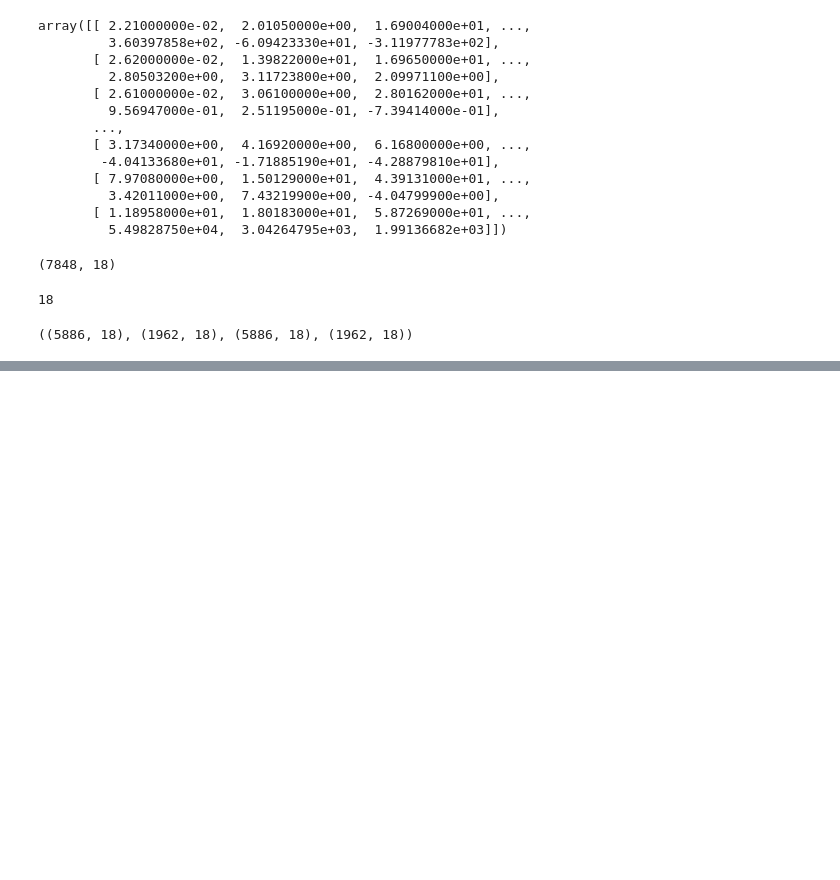
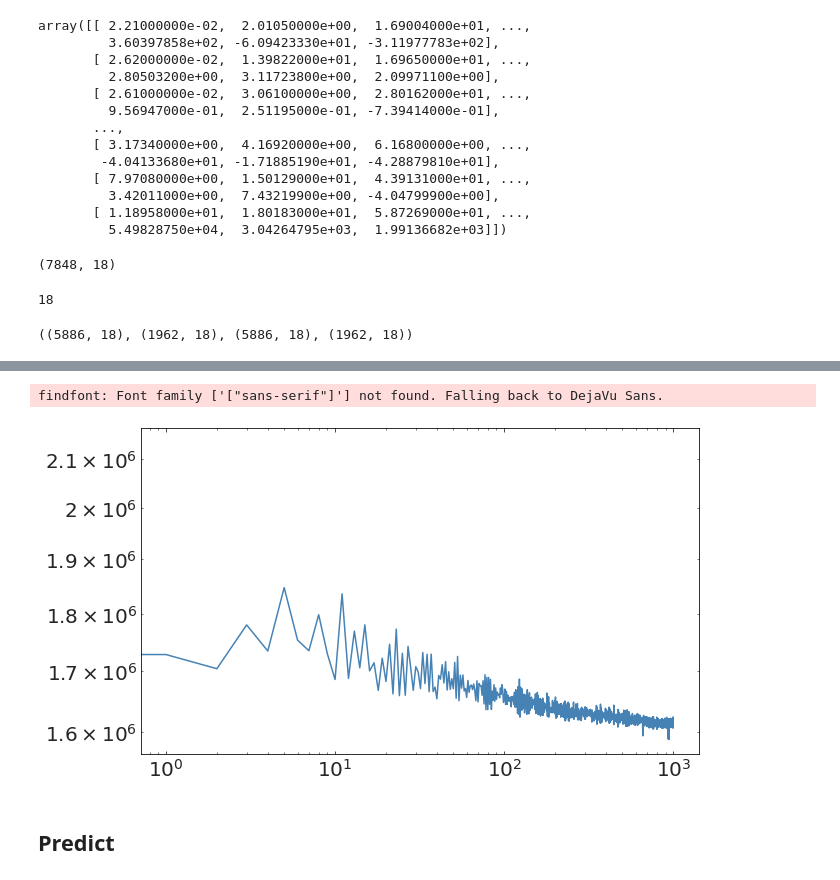
Before and after one commit to RileyWClarke/MLTSA_RCLARKE, a Jupyter notebook: HW9/mltsa_hw9_rclarke.ipynb, the cells around one changed output, grey strips where cells are left out. Cells and saved outputs as stored; diff of their text form; code cells hidden in the pictures; blank space fills up the shorter version.

```diff
--- a/HW9/mltsa_hw9_rclarke.ipynb
+++ b/HW9/mltsa_hw9_rclarke.ipynb
@@ -293,3 +279,5 @@ Trainable params: 76,778
 Non-trainable params: 0
 _________________________________________________________________
 None
+# %%
+history = model.fit(X_tr, y_tr, epochs=1000, batch_size=16, verbose=1)
@@ -295,0 +302,9 @@ None
+# %%
+plt.plot(np.array(history.history['loss']))
+plt.yscale('log')
+plt.xscale('log')
+# %% [output]
+findfont: Font family ['["sans-serif"]'] not found. Falling back to DejaVu Sans.
+[figure, added]
+# %% [markdown]
+## Predict
```
Also changed, not shown: parts of 7 cells of this notebook.
